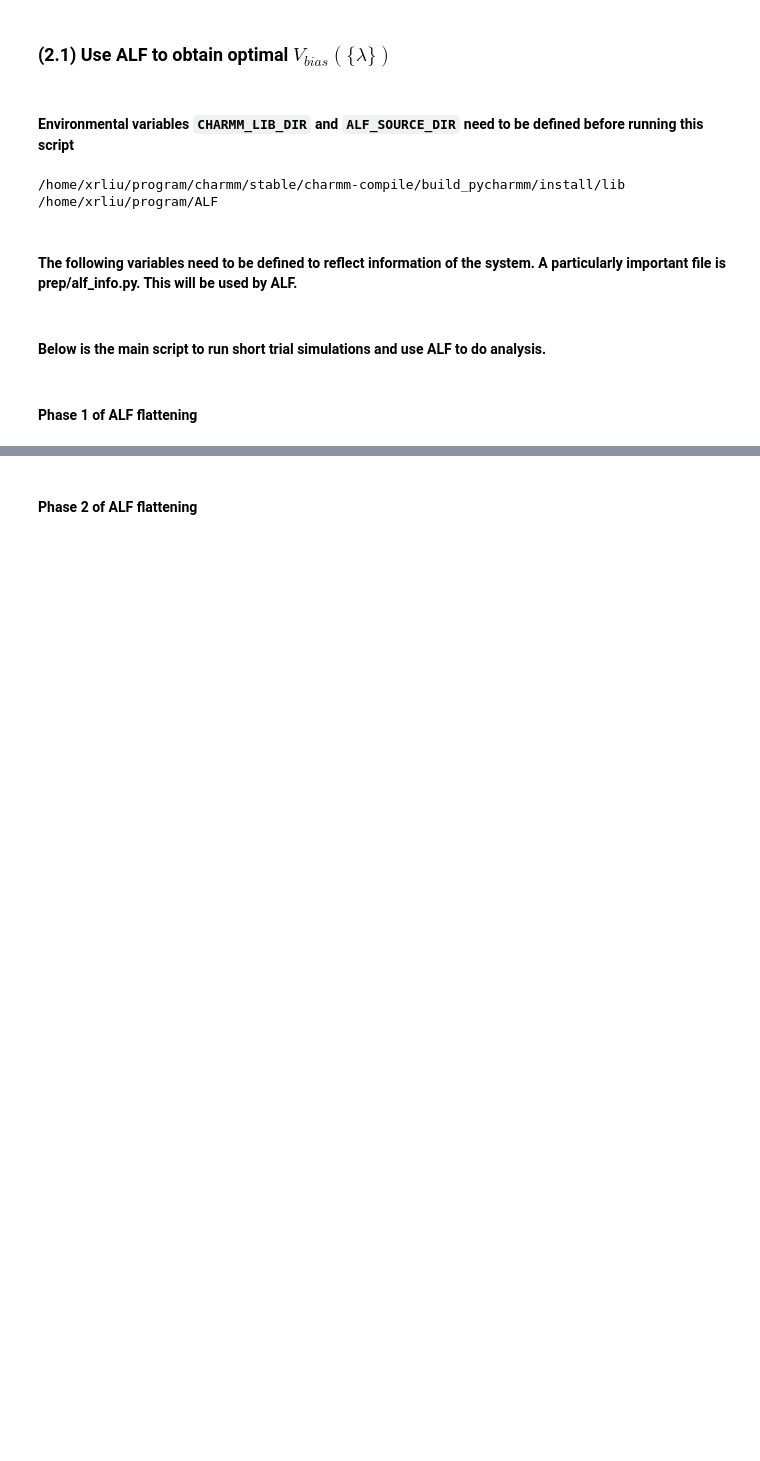
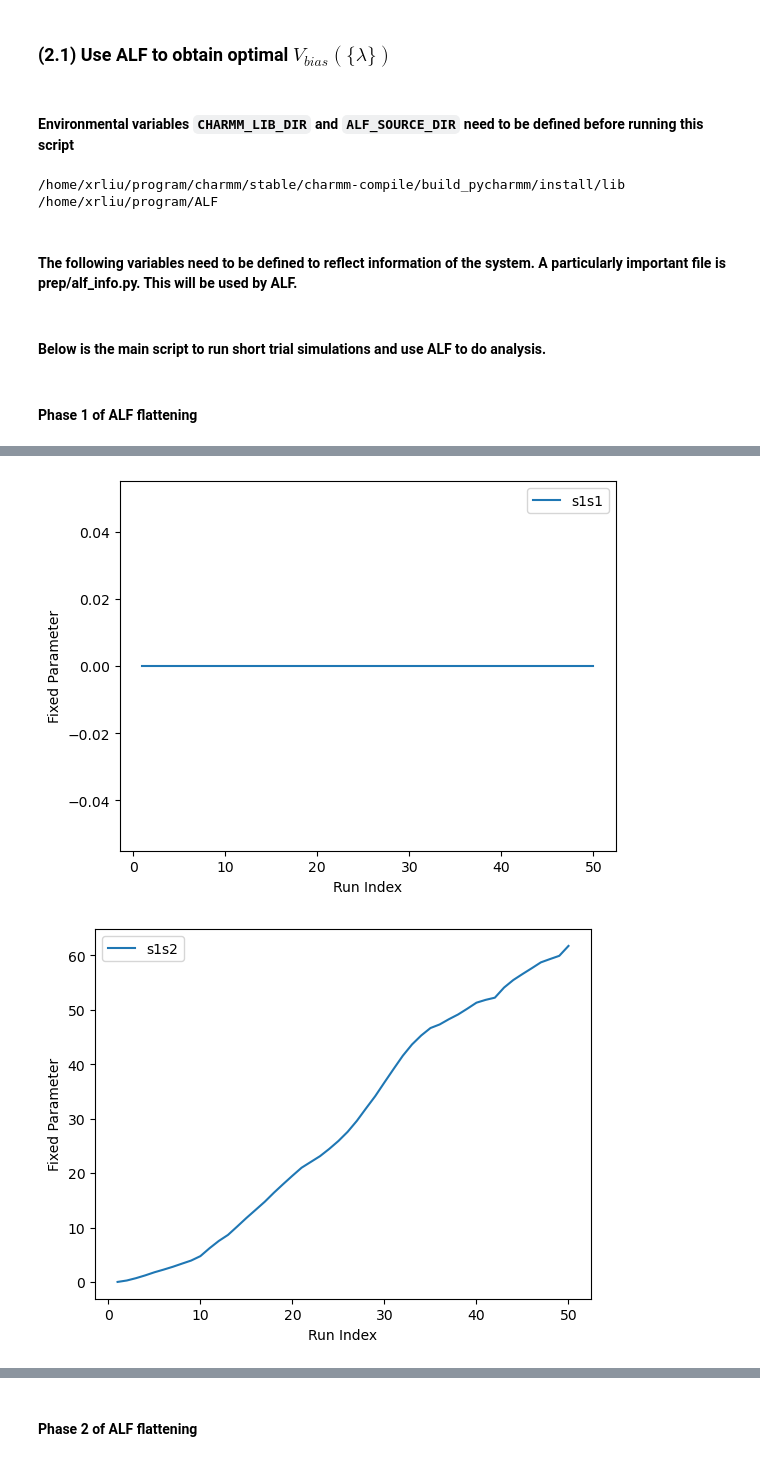
Before and after one commit to BrooksResearchGroup-UM/MSLD-Workshop, a Jupyter notebook: 7CpHMD/CpHMD.ipynb, the cells around one changed output, grey strips where cells are left out. Saved outputs shown, nothing was run; the diff lists cells and outputs as text; code cells hidden in the pictures; blank space fills up the shorter version.

```diff
--- a/7CpHMD/CpHMD.ipynb
+++ b/7CpHMD/CpHMD.ipynb
@@ -97,8 +99,9 @@ segid='PROT'   # segment ID for the peptide
 tsim=298.15    # simulation temperature
 
 param_dir='./toppar_c36_jul21' # force field parameter directory
-wrk_dir='./water'              # working directory
-comp='lys'                     # residue name
+comp='glu'                     # residue name
+wrk_dir=f'./water-{comp}'      # working directory
+
 
 
 # The following information is from file prep/alf_info.py
@@ -111,6 +114,13 @@ name=alf_info['name']
 nblocks=alf_info['nblocks']
 nsubs=alf_info['nsubs']
 nsites=len(alf_info['nsubs'])
+nreps=alf_info['nreps']
+nnodes=alf_info['nnodes']
+ncentral=alf_info['ncentral']
+
+# save alf_info to files
+np.savetxt(f'{wrk_dir}/prep/nsubs',alf_info['nsubs'],fmt=int)
+
 
 # A dictionary to reflect all titratable residues in the system.
 # Keys are residue names, like LYS, ASP, GLU.
@@ -135,7 +145,7 @@ def init_variables():
     A function to initialize biasing potential parameters by setting all parameters to zero.
     '''
     AA=comp[0:3].upper()
-    b=np.array([[0,bias[AA+'Gbias']]])
+    b=np.zeros([1,nblocks])
     c=np.zeros([nblocks,nblocks])
     x=c
     s=c
@@ -563,11 +573,7 @@ def set_var(Step):
     calcuate new biasing potential parameters that will be used the next run,
     and save the corresponding pd.DataFrame to a file.
     """
-    nblocks=np.loadtxt('../prep/nblocks',dtype='int')
-    nsubs=np.loadtxt('../prep/nsubs',dtype='int',ndmin=1)
-    nreps=np.loadtxt('../prep/nreps',dtype='int')
-    nnodes=np.loadtxt('../prep/nnodes',dtype='int')
-    ncentral=np.loadtxt('../prep/ncentral',dtype='int')
+
 
     var_dict={}
 
@@ -629,7 +635,7 @@ def set_var(Step):
 
     # save variables
     var_df=pd.DataFrame.from_dict(var_dict, orient='index')
-
+    os.system('mkdir -p ../variables')
     var_df.to_csv('../variables/var-run'+str(Step)+'.txt',header=['value'])
 # %%
 def alf_flat_analysis(i,dir='.'):
@@ -760,7 +766,10 @@ def run_dynamics():
 
         if int(run)==1:
            init_variables()
-           set_variables()
+           cwd=os.getcwd()
+           os.chdir(f'{wrk_dir}/analysis0')
+           set_var(run)
+           os.chdir(cwd)
         var_df=pd.read_csv(f'{wrk_dir}/variables/var-run{run}.txt',index_col=0,header=0)
         blk=setup_block(var_df,titr_res,pka[comp[0:3].upper()])
         blk.run()
@@ -899,0 +1115,20 @@ for run in range(first_run,last_run+1):
+# %%
+def plot_fixed(first_run,last_run):
+    fixed={}
+    for isite in range(nsites):
+        for isub in range(nsubs[isite]):
+            fixed[f'fixed_s{isite+1}s{isub+1}']=[]
+            for run in range(first_run,last_run+1):
+                fn=f'{wrk_dir}/variables/var-run{run}.txt'
+                var_df=pd.read_csv(fn,index_col=0,header=0)
+                fixed[f'fixed_s{isite+1}s{isub+1}'].append(var_df.loc[f'lams{isite+1}s{isub+1}','value'])
+            plt.xlabel('Run Index')
+            plt.ylabel('Fixed Parameter')
+            plt.plot(np.arange(first_run,last_run+1),fixed[f'fixed_s{isite+1}s{isub+1}'],label=f's{isite+1}s{isub+1}')
+            plt.legend()
+            plt.show()
+
+plot_fixed(1,last_run)
+# %% [output]
+[figure, added]
+[figure, added]
```
Also changed, not shown: parts of 11 cells of this notebook, 1 other file.
